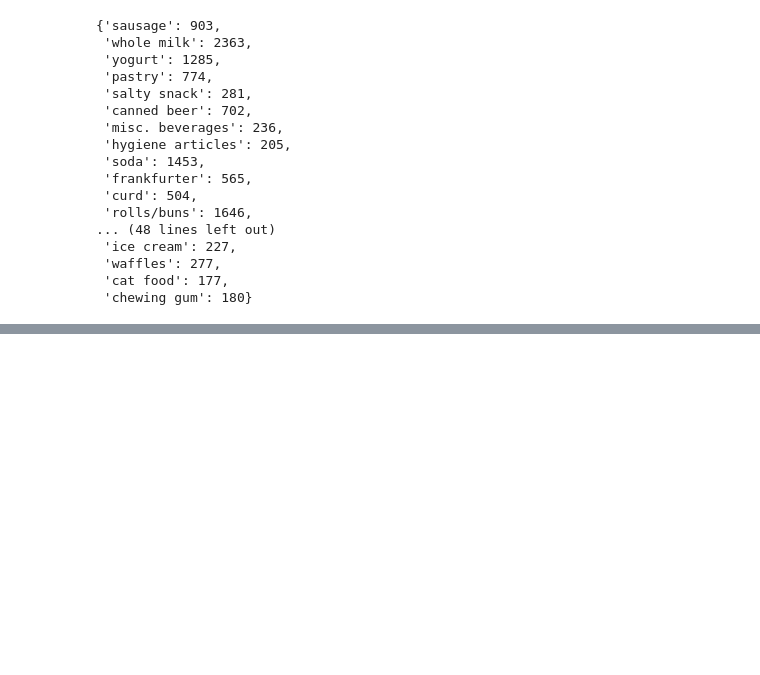
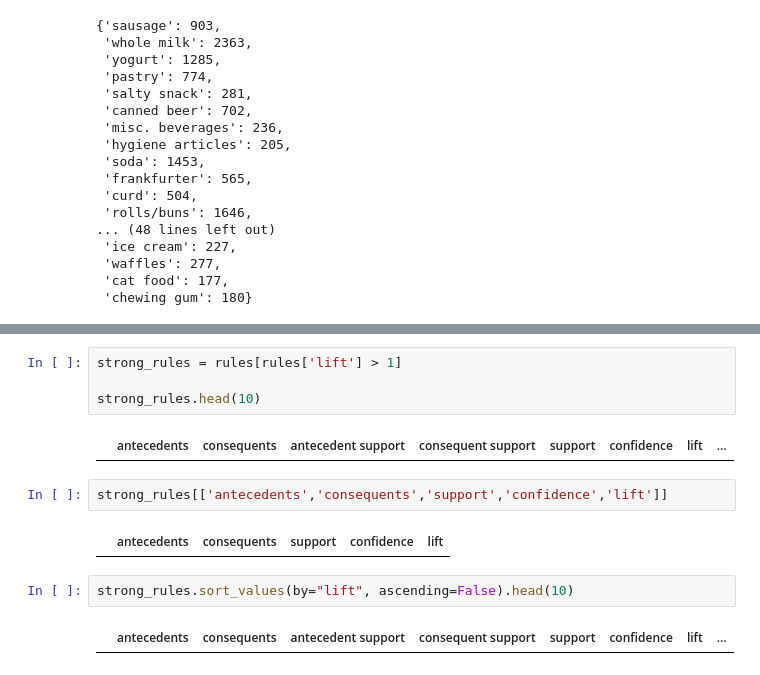
Before and after one commit to Prajkta11222/Market-Basket-Analysis-ML, a Jupyter notebook: MARKET_BASKET_ML(CS23024,CS23031).ipynb, the cells around one changed output, grey strips where cells are left out. Saved outputs shown, nothing was run; the diff lists cells and outputs as text; blank space fills up the shorter version.

```diff
--- a/MARKET_BASKET_ML(CS23024,CS23031).ipynb
+++ b/MARKET_BASKET_ML(CS23024,CS23031).ipynb
@@ -238,0 +252,14 @@ frequent_items
+# %%
+strong_rules = rules[rules['lift'] > 1]
+
+strong_rules.head(10)
+# %% [output]
+|  | antecedents | consequents | antecedent support | consequent support | support | confidence | lift | ... |
+# %%
+strong_rules[['antecedents','consequents','support','confidence','lift']]
+# %% [output]
+|  | antecedents | consequents | support | confidence | lift |
+# %%
+strong_rules.sort_values(by="lift", ascending=False).head(10)
+# %% [output]
+|  | antecedents | consequents | antecedent support | consequent support | support | confidence | lift | ... |
```
Also changed, not shown: parts of 2 cells of this notebook.
